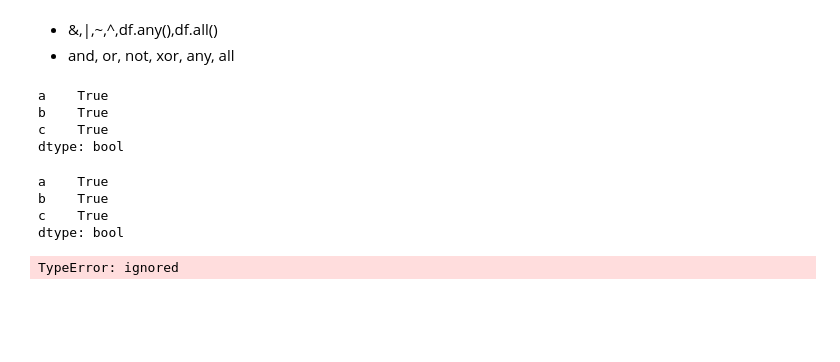
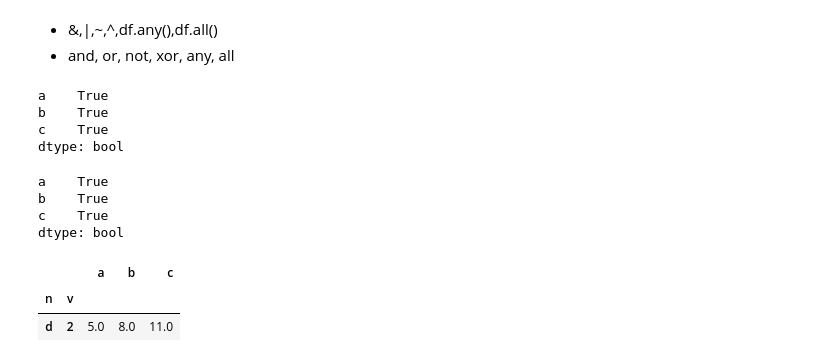
Before and after one commit to im-not-developer/pandas_10min, a Jupyter notebook: pandas_10min_class_04_29.ipynb, the cells around one changed output. Drawn from its saved outputs; the diff is of its cells as text; code cells hidden in the pictures; blank space fills up the shorter version.

```diff
--- a/pandas_10min_class_04_29.ipynb
+++ b/pandas_10min_class_04_29.ipynb
@@ -134,6 +134,8 @@ c    True
 dtype: bool
 # %%
 
-df[df.b == 7 & df.a == 5]
+df[(df.b > 7) & (df.a == 5)]
 # %% [output]
-TypeError: ignored
+|  |  | a | b | c |
+| n | v |  |  |  |
+| d | 2 | 5.0 | 8.0 | 11.0 |
```
